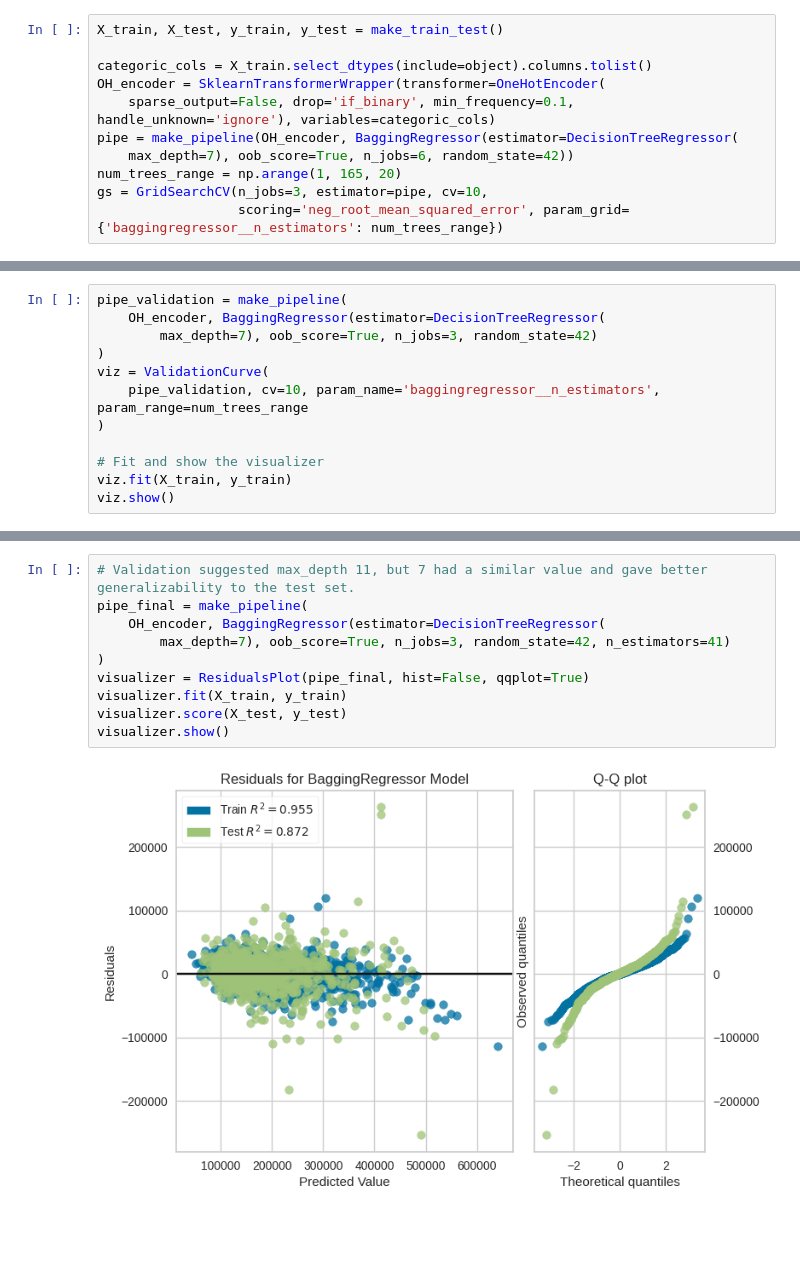
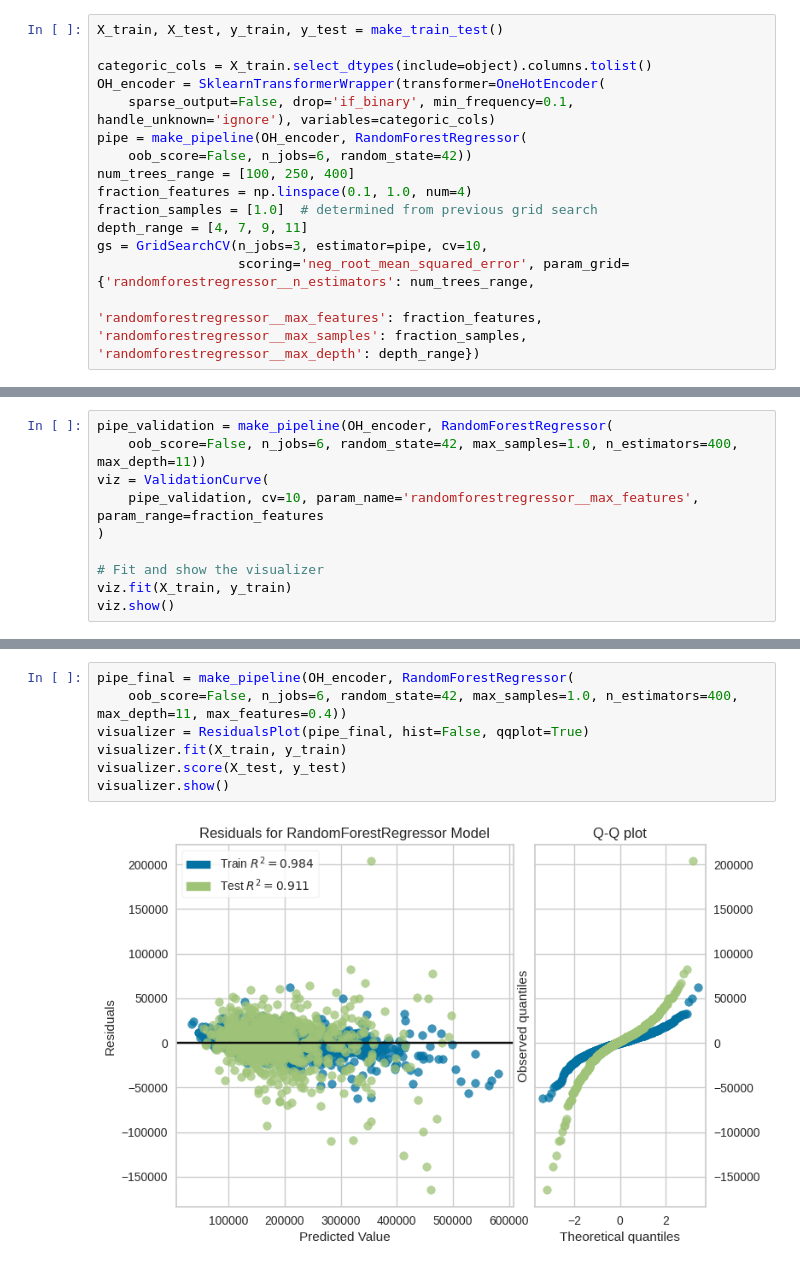
Before and after one commit to blakeb211/ames-housing, a Jupyter notebook: model_randomforest.ipynb, the cells around one changed output, grey strips where cells are left out. Cells and saved outputs as stored; diff of their text form; blank space fills up the shorter version.

```diff
--- a/model_randomforest.ipynb
+++ b/model_randomforest.ipynb
@@ -21,11 +21,15 @@ X_train, X_test, y_train, y_test = make_train_test()
 categoric_cols = X_train.select_dtypes(include=object).columns.tolist()
 OH_encoder = SklearnTransformerWrapper(transformer=OneHotEncoder(
     sparse_output=False, drop='if_binary', min_frequency=0.1, handle_unknown='ignore'), variables=categoric_cols)
-pipe = make_pipeline(OH_encoder, BaggingRegressor(estimator=DecisionTreeRegressor(
-    max_depth=7), oob_score=True, n_jobs=6, random_state=42))
-num_trees_range = np.arange(1, 165, 20)
+pipe = make_pipeline(OH_encoder, RandomForestRegressor(
+    oob_score=False, n_jobs=6, random_state=42))
+num_trees_range = [100, 250, 400]
+fraction_features = np.linspace(0.1, 1.0, num=4)
+fraction_samples = [1.0]  # determined from previous grid search
+depth_range = [4, 7, 9, 11]
 gs = GridSearchCV(n_jobs=3, estimator=pipe, cv=10,
-                  scoring='neg_root_mean_squared_error', param_grid={'baggingregressor__n_estimators': num_trees_range})
+                  scoring='neg_root_mean_squared_error', param_grid={'randomforestregressor__n_estimators': num_trees_range,
+                                                                     'randomforestregressor__max_features': fraction_features, 'randomforestregressor__max_samples': fraction_samples, 'randomforestregressor__max_depth': depth_range})
 # %%
 gs.fit(X_train, y_train)
 # %% [output]
@@ -53,10 +60,8 @@ gs.best_params_
 # %%
-pipe_validation = make_pipeline(
-    OH_encoder, BaggingRegressor(estimator=DecisionTreeRegressor(
-        max_depth=7), oob_score=True, n_jobs=3, random_state=42)
-)
+pipe_validation = make_pipeline(OH_encoder, RandomForestRegressor(
+    oob_score=False, n_jobs=6, random_state=42, max_samples=1.0, n_estimators=400, max_depth=11))
 viz = ValidationCurve(
-    pipe_validation, cv=10, param_name='baggingregressor__n_estimators', param_range=num_trees_range
+    pipe_validation, cv=10, param_name='randomforestregressor__max_features', param_range=fraction_features
 )
 
 # Fit and show the visualizer
@@ -68,12 +73,9 @@ viz.show()
 # %%
-# Validation suggested max_depth 11, but 7 had a similar value and gave better generalizability to the test set.
-pipe_final = make_pipeline(
-    OH_encoder, BaggingRegressor(estimator=DecisionTreeRegressor(
-        max_depth=7), oob_score=True, n_jobs=3, random_state=42, n_estimators=41)
-)
+pipe_final = make_pipeline(OH_encoder, RandomForestRegressor(
+    oob_score=False, n_jobs=6, random_state=42, max_samples=1.0, n_estimators=400, max_depth=11, max_features=0.4))
 visualizer = ResidualsPlot(pipe_final, hist=False, qqplot=True)
 visualizer.fit(X_train, y_train)
 visualizer.score(X_test, y_test)
 visualizer.show()
 # %% [output]
-[figure, old version]
+[figure, new version]
```
Also changed, not shown: parts of 7 cells of this notebook, 13 other files.
